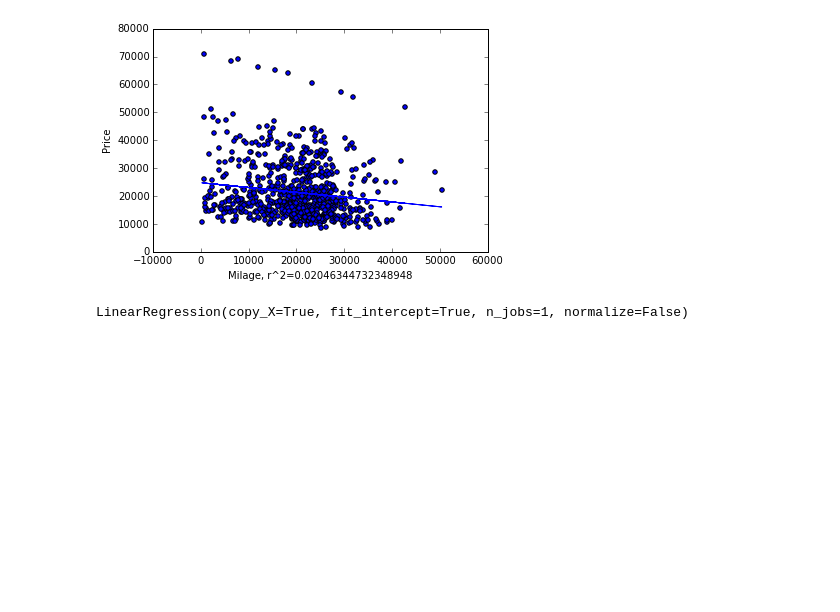
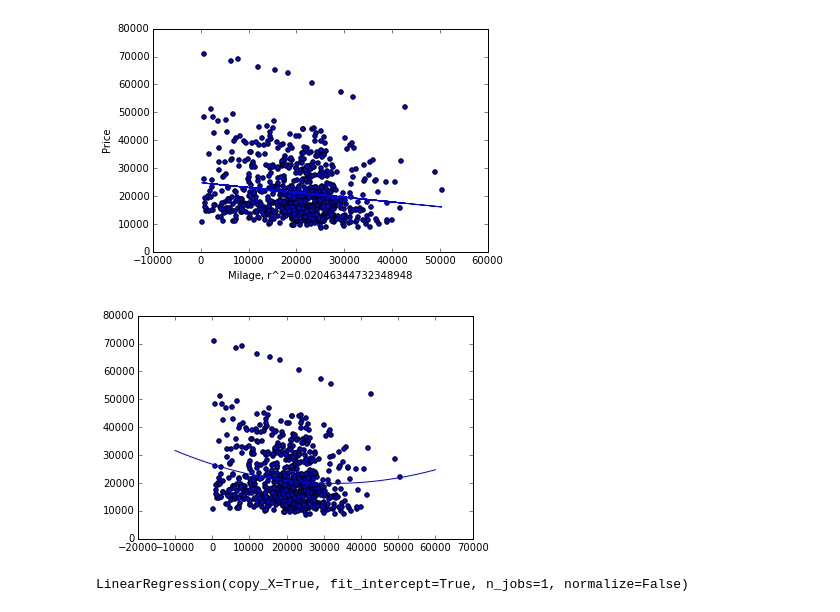
Before and after one commit to Shea-Wolfe/car-linear-regression, a Jupyter notebook: car-worth.ipynb, the cells around one changed output. Cells and saved outputs as stored; diff of their text form; code cells hidden in the pictures; blank space fills up the shorter version.

Commit message:
added poly models for first two examples

```diff
--- a/car-worth.ipynb
+++ b/car-worth.ipynb
@@ -68,3 +70,7 @@ LinearRegression(copy_X=True, fit_intercept=True, n_jobs=1, normalize=False)
 regr1.score(input_data,output_data)
 # %% [output]
 0.020463447323489481
+# %%
+model = Pipeline([('Poly',PolynomialFeatures(degree=2)),('linear',linear_model.LinearRegression())])
+# %%
+model.fit(input_data,output_data)
@@ -76,6 +88,19 @@ plt.plot(input_data,regr1.predict(input_data))
 # %% [output]
 [<matplotlib.lines.Line2D at 0x...>]
 [figure]
+# %%
+def plot_regression(fn):
+    # scatter plot first
+    plt.scatter(input_data,output_data)
+    xmin, xmax = plt.xlim()
+    xs = np.linspace(xmin, xmax, 100)
+    # fn is our (y = mx + b) expression
+    plt.plot(xs, [fn(x) for x in xs])
+# %%
+fn = lambda x: model.predict(x)[0]
+plot_regression(fn)
+# %% [output]
+[figure, added]
 # %%
 clean = df.drop(['Make','Model','Trim','Type'],axis=1)
 # %%
```
Also changed, not shown: parts of 10 cells of this notebook.
